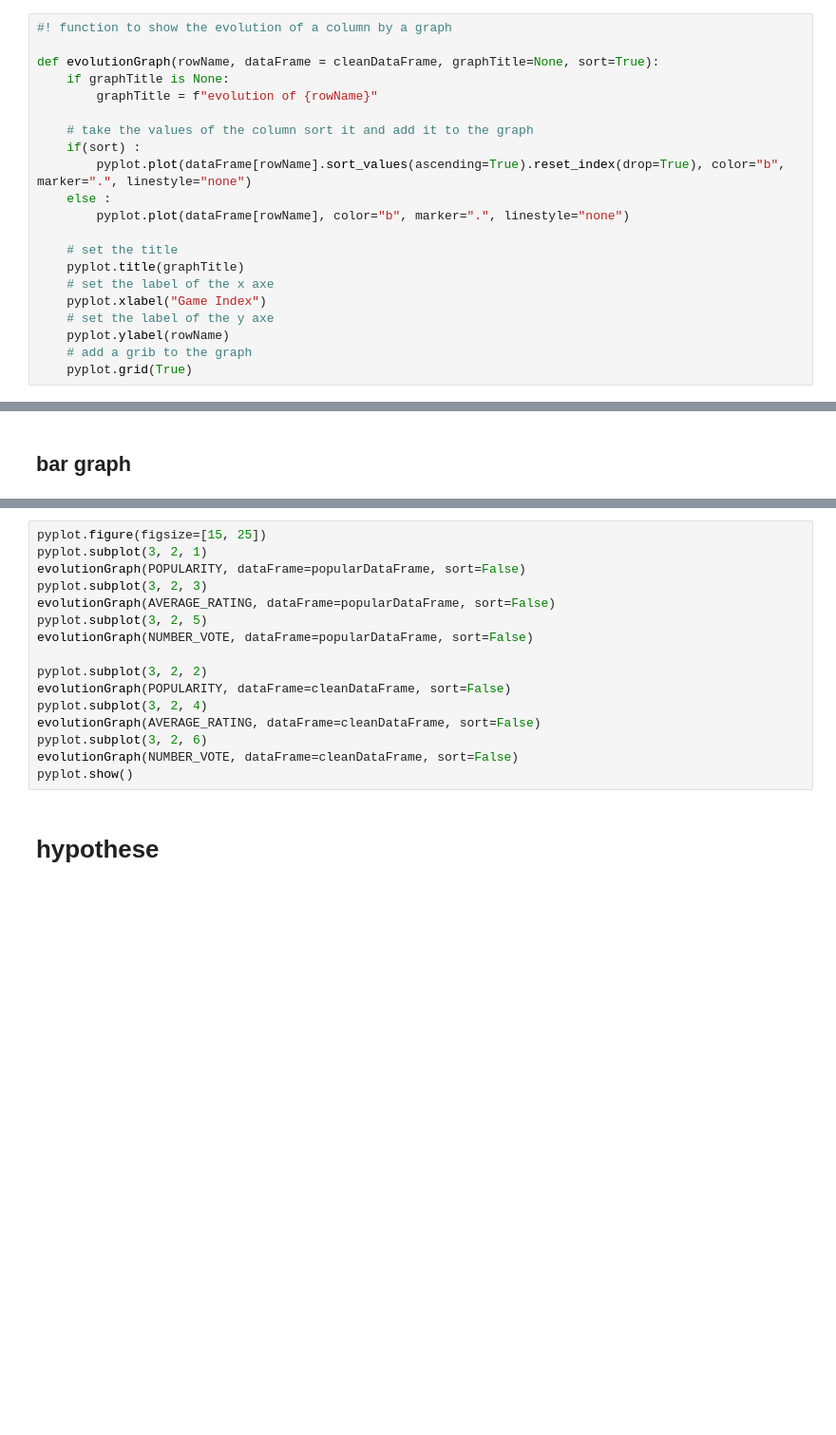
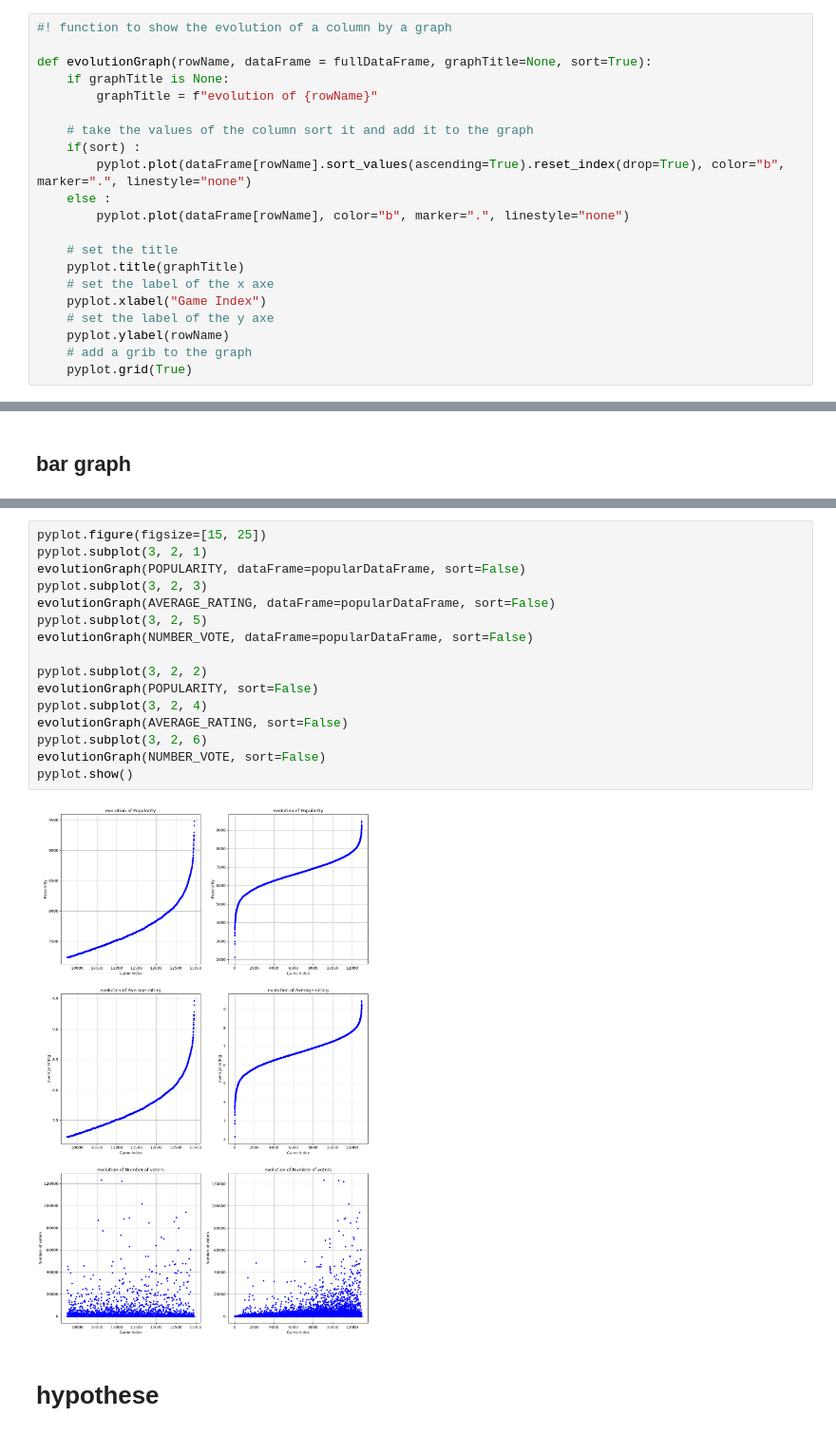
Before and after one commit to Limacha/MTD-ludologie, a Jupyter notebook: src/project.ipynb, the cells around one changed output, grey strips where cells are left out. Shown at 95% size. Saved outputs shown, nothing was run; the diff lists cells and outputs as text; blank space fills up the shorter version.

```diff
--- a/src/project.ipynb
+++ b/src/project.ipynb
@@ -71,7 +134,7 @@ cleanDataFrame = cleanDataFrame.sort_values(by=POPULARITY, ascending=True).reset
 # %%
 #! function to show the evolution of a column by a graph
 
-def evolutionGraph(rowName, dataFrame = cleanDataFrame, graphTitle=None, sort=True):
+def evolutionGraph(rowName, dataFrame = fullDataFrame, graphTitle=None, sort=True):
     if graphTitle is None:
         graphTitle = f"evolution of {rowName}"
 
@@ -457,19 +566,21 @@ pyplot.show()
 # %%
 pyplot.figure(figsize=[15, 25])
 pyplot.subplot(3, 2, 1)
 evolutionGraph(POPULARITY, dataFrame=popularDataFrame, sort=False)
 pyplot.subplot(3, 2, 3)
 evolutionGraph(AVERAGE_RATING, dataFrame=popularDataFrame, sort=False)
 pyplot.subplot(3, 2, 5)
 evolutionGraph(NUMBER_VOTE, dataFrame=popularDataFrame, sort=False)
 
 pyplot.subplot(3, 2, 2)
-evolutionGraph(POPULARITY, dataFrame=cleanDataFrame, sort=False)
+evolutionGraph(POPULARITY, sort=False)
 pyplot.subplot(3, 2, 4)
-evolutionGraph(AVERAGE_RATING, dataFrame=cleanDataFrame, sort=False)
+evolutionGraph(AVERAGE_RATING, sort=False)
 pyplot.subplot(3, 2, 6)
-evolutionGraph(NUMBER_VOTE, dataFrame=cleanDataFrame, sort=False)
+evolutionGraph(NUMBER_VOTE, sort=False)
 pyplot.show()
+# %% [output]
+[figure, added]
 # %% [markdown]
 # hypothese
 # %% [markdown]
```
Also changed, not shown: parts of 45 cells of this notebook, 2 other files.
